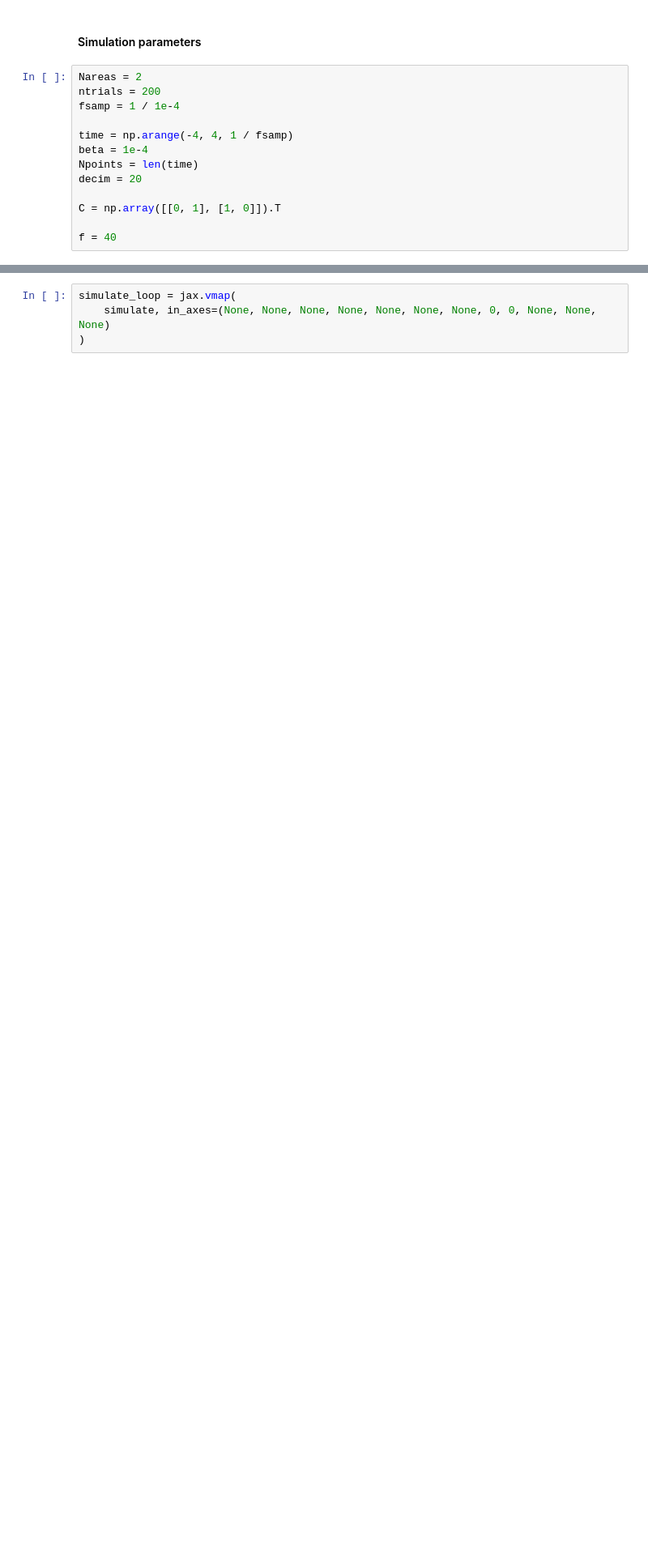
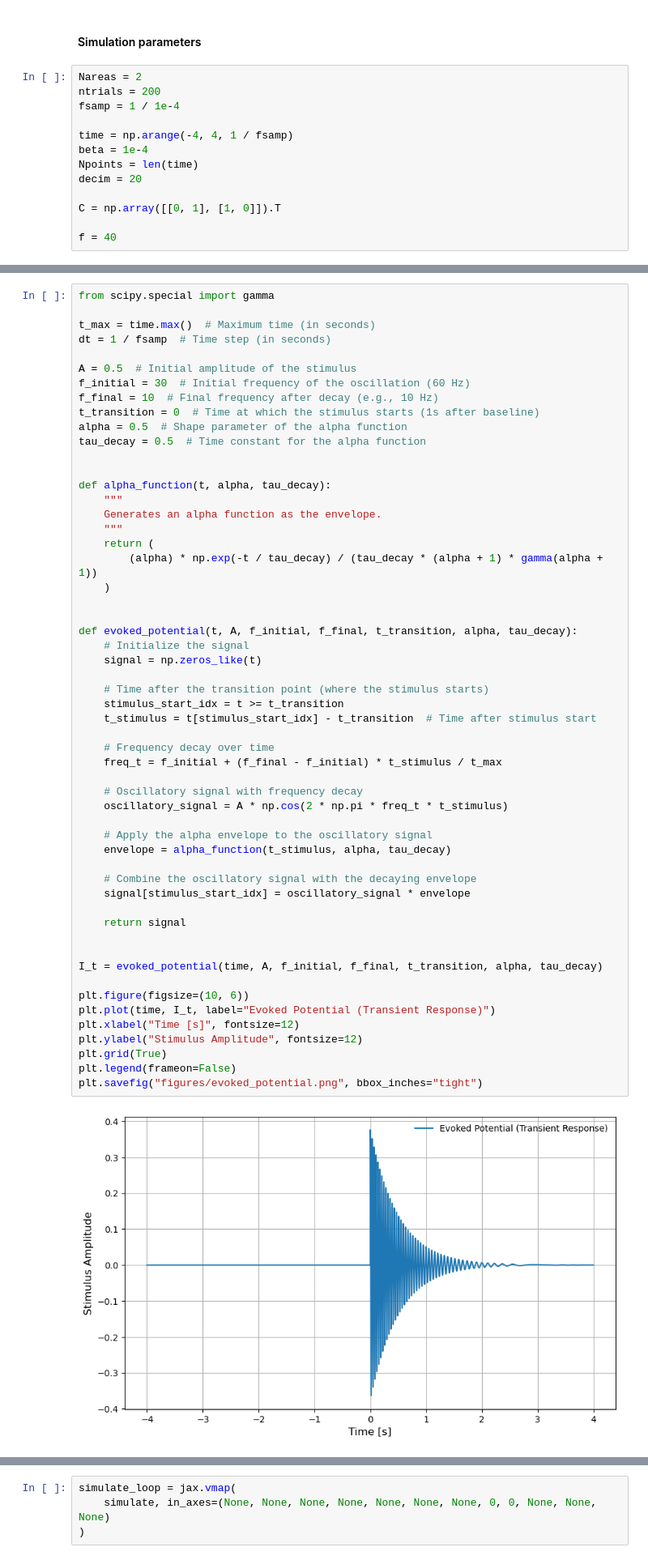
Before and after one commit to ViniciusLima94/phase_amplitude_encoding, a Jupyter notebook: notebooks/TwoNodes.ipynb, the cells around one changed output, grey strips where cells are left out. Shown at 81% size. Cells and saved outputs as stored; diff of their text form; blank space fills up the shorter version.

```diff
--- a/notebooks/TwoNodes.ipynb
+++ b/notebooks/TwoNodes.ipynb
@@ -43,3 +126,60 @@ Iext[0, (time >= 0) & (time <= 0.4)] = 0.1
 Amplitudes = np.linspace(0, 0.1, ntrials)
 CS = Amplitudes[..., None, None] * Iext
 seeds = np.random.randint(0, 10000, ntrials)
+# %%
+from scipy.special import gamma
+
+t_max = time.max()  # Maximum time (in seconds)
+dt = 1 / fsamp  # Time step (in seconds)
+
+A = 0.5  # Initial amplitude of the stimulus
+f_initial = 30  # Initial frequency of the oscillation (60 Hz)
+f_final = 10  # Final frequency after decay (e.g., 10 Hz)
+t_transition = 0  # Time at which the stimulus starts (1s after baseline)
+alpha = 0.5  # Shape parameter of the alpha function
+tau_decay = 0.5  # Time constant for the alpha function
+
+
+def alpha_function(t, alpha, tau_decay):
+    """
+    Generates an alpha function as the envelope.
+    """
+    return (
+        (alpha) * np.exp(-t / tau_decay) / (tau_decay * (alpha + 1) * gamma(alpha + 1))
+    )
+
+
+def evoked_potential(t, A, f_initial, f_final, t_transition, alpha, tau_decay):
+    # Initialize the signal
+    signal = np.zeros_like(t)
+
+    # Time after the transition point (where the stimulus starts)
+    stimulus_start_idx = t >= t_transition
+    t_stimulus = t[stimulus_start_idx] - t_transition  # Time after stimulus start
+
+    # Frequency decay over time
+    freq_t = f_initial + (f_final - f_initial) * t_stimulus / t_max
+
+    # Oscillatory signal with frequency decay
+    oscillatory_signal = A * np.cos(2 * np.pi * freq_t * t_stimulus)
+
+    # Apply the alpha envelope to the oscillatory signal
+    envelope = alpha_function(t_stimulus, alpha, tau_decay)
+
+    # Combine the oscillatory signal with the decaying envelope
+    signal[stimulus_start_idx] = oscillatory_signal * envelope
+
+    return signal
+
+
+I_t = evoked_potential(time, A, f_initial, f_final, t_transition, alpha, tau_decay)
+
+plt.figure(figsize=(10, 6))
+plt.plot(time, I_t, label="Evoked Potential (Transient Response)")
+plt.xlabel("Time [s]", fontsize=12)
+plt.ylabel("Stimulus Amplitude", fontsize=12)
+plt.grid(True)
+plt.legend(frameon=False)
+plt.savefig("figures/evoked_potential.png", bbox_inches="tight")
+# %% [output]
+[figure, added]
```
Also changed, not shown: parts of 55 cells of this notebook, 16 other files.
